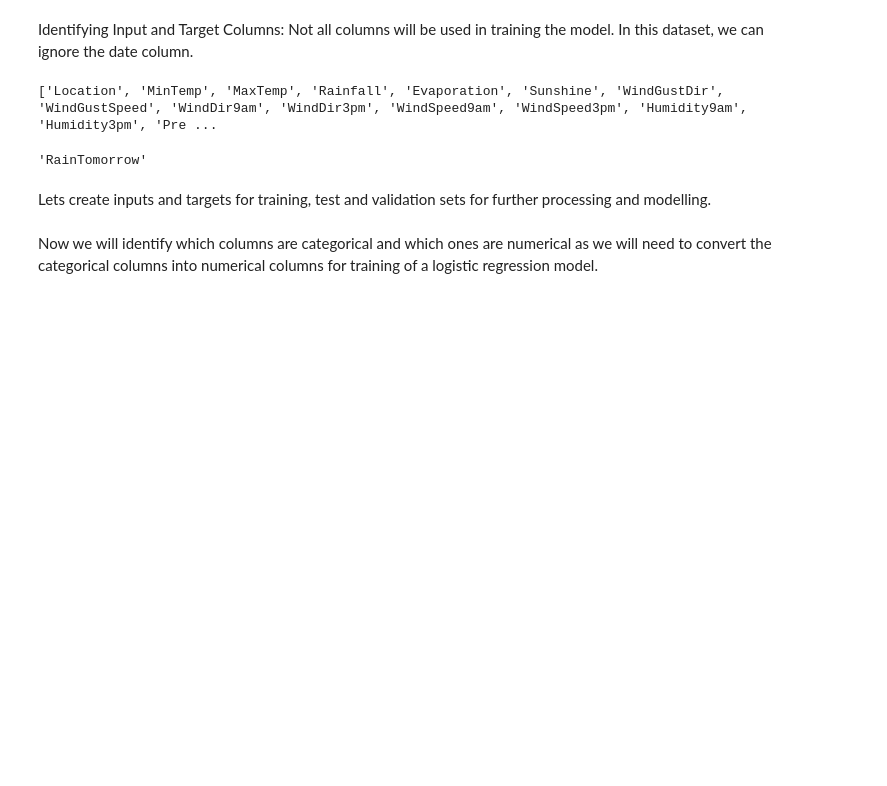
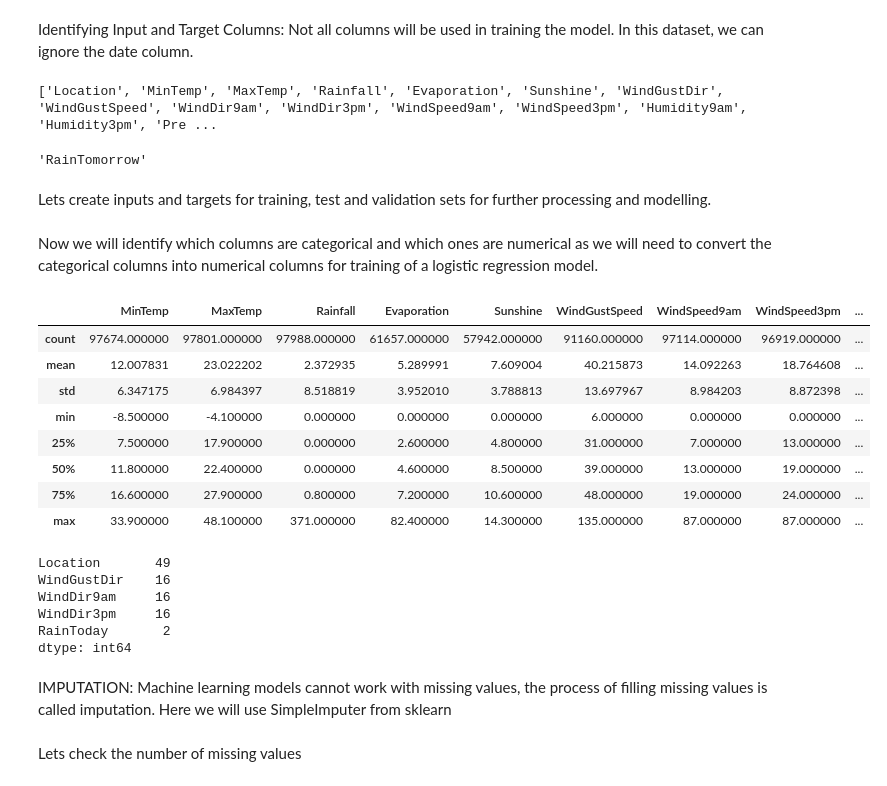
Before and after one commit to tusharx0809/machine-learning, a Jupyter notebook: weather-predictions/weather-predictions.ipynb, the cells around one changed output. Drawn from its saved outputs; the diff is of its cells as text; code cells hidden in the pictures; blank space fills up the shorter version.

Commit message:
imputation-started

```diff
--- a/weather-predictions/weather-predictions.ipynb
+++ b/weather-predictions/weather-predictions.ipynb
@@ -206,3 +206,31 @@ test_inputs = test_df[input_cols].copy()
 test_targets = test_df[target_col].copy()
 # %% [markdown]
 Now we will identify which columns are categorical and which ones are numerical as we will need to convert the categorical columns into numerical columns for training of a logistic regression model.
+# %%
+numeric_cols = train_inputs.select_dtypes(include=np.number).columns.tolist()
+categorical_cols = train_inputs.select_dtypes('object').columns.tolist()
+# %%
+train_inputs[numeric_cols].describe()
+# %% [output]
+|  | MinTemp | MaxTemp | Rainfall | Evaporation | Sunshine | WindGustSpeed | WindSpeed9am | WindSpeed3pm | ... |
+| count | 97674.000000 | 97801.000000 | 97988.000000 | 61657.000000 | 57942.000000 | 91160.000000 | 97114.000000 | 96919.000000 | ... |
+| mean | 12.007831 | 23.022202 | 2.372935 | 5.289991 | 7.609004 | 40.215873 | 14.092263 | 18.764608 | ... |
+| std | 6.347175 | 6.984397 | 8.518819 | 3.952010 | 3.788813 | 13.697967 | 8.984203 | 8.872398 | ... |
+| min | -8.500000 | -4.100000 | 0.000000 | 0.000000 | 0.000000 | 6.000000 | 0.000000 | 0.000000 | ... |
+| 25% | 7.500000 | 17.900000 | 0.000000 | 2.600000 | 4.800000 | 31.000000 | 7.000000 | 13.000000 | ... |
+| 50% | 11.800000 | 22.400000 | 0.000000 | 4.600000 | 8.500000 | 39.000000 | 13.000000 | 19.000000 | ... |
+| 75% | 16.600000 | 27.900000 | 0.800000 | 7.200000 | 10.600000 | 48.000000 | 19.000000 | 24.000000 | ... |
+| max | 33.900000 | 48.100000 | 371.000000 | 82.400000 | 14.300000 | 135.000000 | 87.000000 | 87.000000 | ... |
+# %%
+train_inputs[categorical_cols].nunique()
+# %% [output]
+Location       49
+WindGustDir    16
+WindDir9am     16
+WindDir3pm     16
+RainToday       2
+dtype: int64
+# %% [markdown]
+IMPUTATION:
+Machine learning models cannot work with missing values, the process of filling missing values is called imputation.
+Here we will use SimpleImputer from sklearn
@@ -208,0 +241,2 @@ Now we will identify which columns are categorical and which ones are numerical
+# %% [markdown]
+Lets check the number of missing values
```
Also changed, not shown: parts of 6 cells of this notebook.
